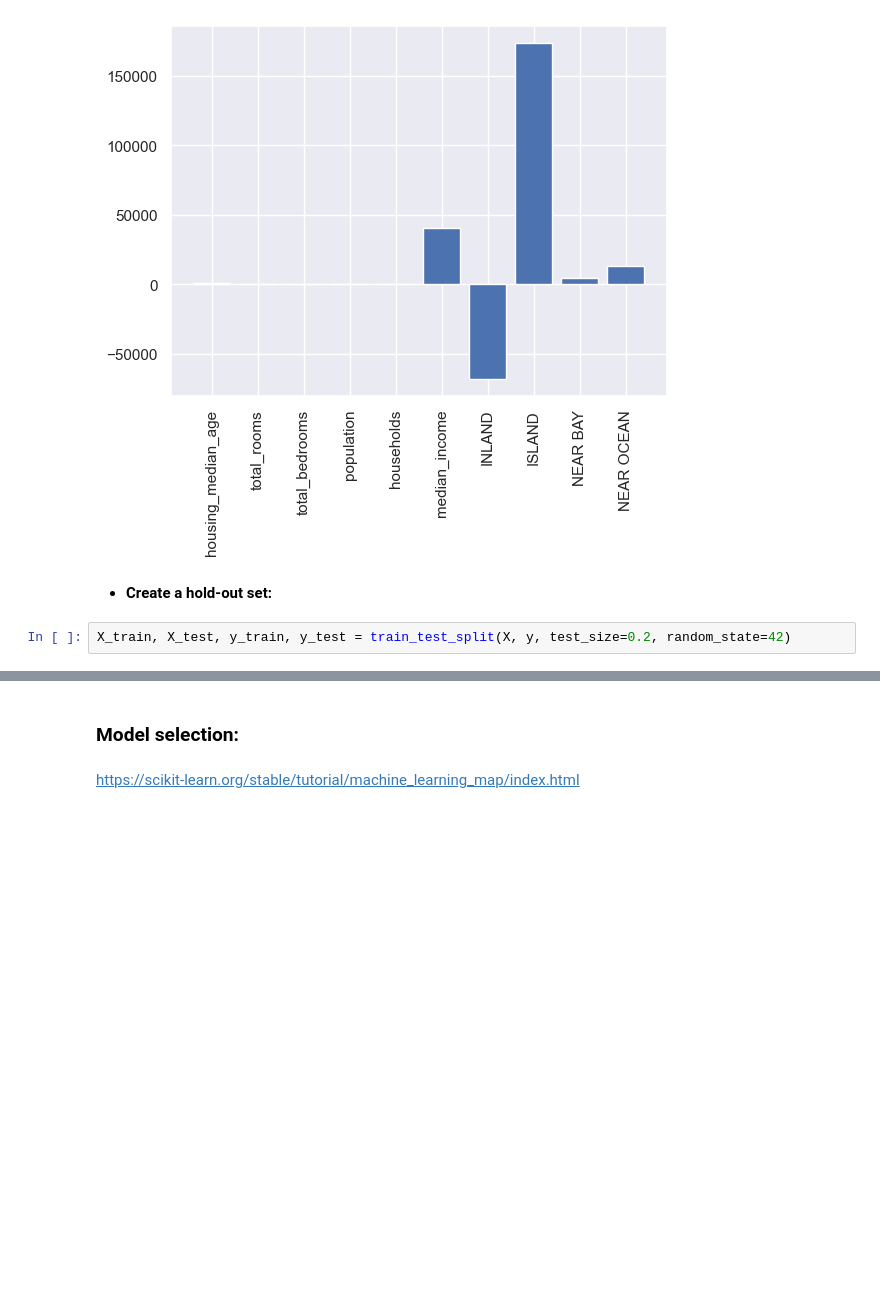
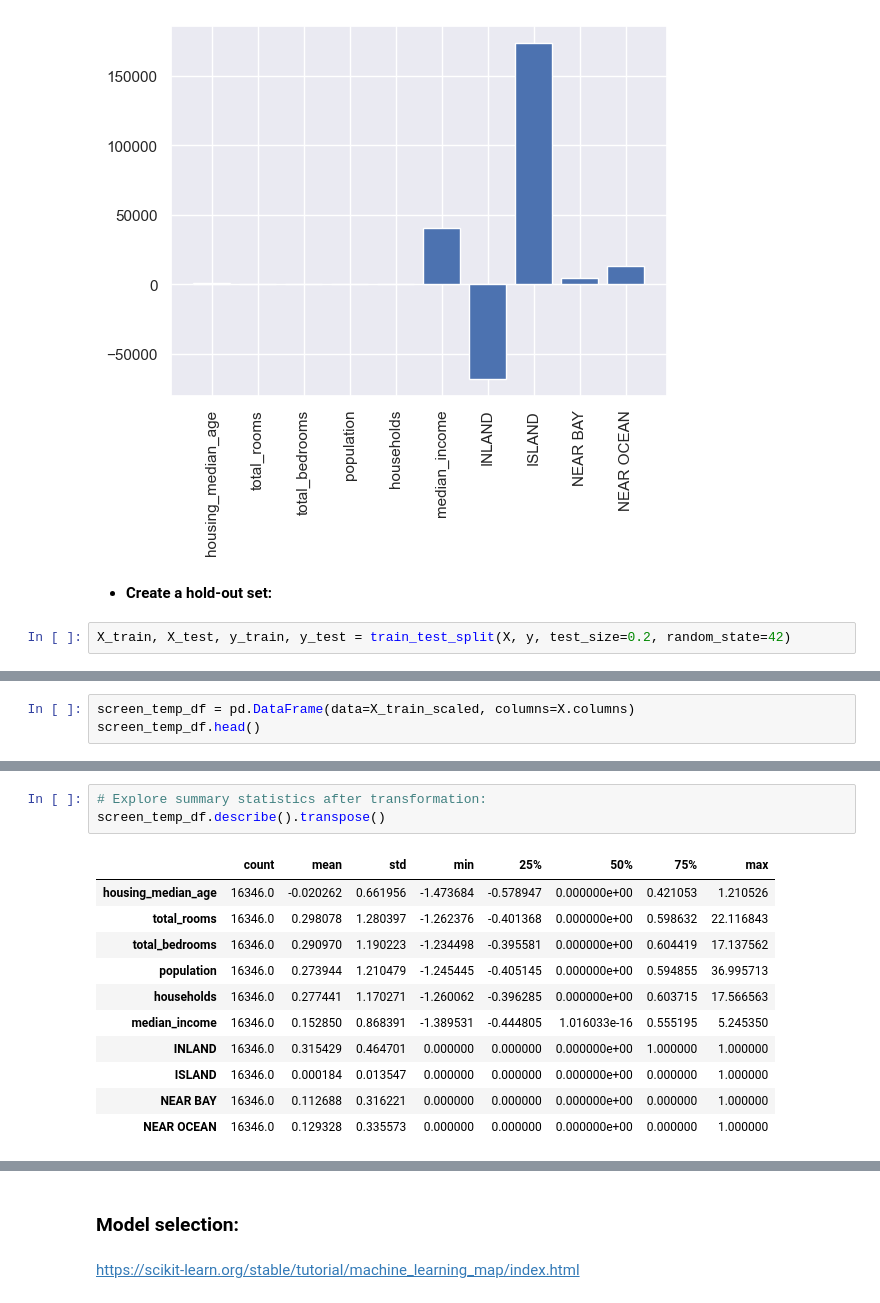
Before and after one commit to mohebmaher/GDSC-Core-Team-Training, a Jupyter notebook: Assignment-05/assignment_05.ipynb, the cells around one changed output, grey strips where cells are left out. Saved outputs shown, nothing was run; the diff lists cells and outputs as text; blank space fills up the shorter version.

```diff
--- a/Assignment-05/assignment_05.ipynb
+++ b/Assignment-05/assignment_05.ipynb
@@ -251,0 +253,3 @@ scaler.transform(X_train);
+# %%
+screen_temp_df = pd.DataFrame(data=X_train_scaled, columns=X.columns)
+screen_temp_df.head()
@@ -251,0 +263,15 @@ scaler.transform(X_train);
+# %%
+# Explore summary statistics after transformation:
+screen_temp_df.describe().transpose()
+# %% [output]
+|  | count | mean | std | min | 25% | 50% | 75% | max |
+| housing_median_age | 16346.0 | -0.020262 | 0.661956 | -1.473684 | -0.578947 | 0.000000e+00 | 0.421053 | 1.210526 |
+| total_rooms | 16346.0 | 0.298078 | 1.280397 | -1.262376 | -0.401368 | 0.000000e+00 | 0.598632 | 22.116843 |
+| total_bedrooms | 16346.0 | 0.290970 | 1.190223 | -1.234498 | -0.395581 | 0.000000e+00 | 0.604419 | 17.137562 |
+| population | 16346.0 | 0.273944 | 1.210479 | -1.245445 | -0.405145 | 0.000000e+00 | 0.594855 | 36.995713 |
+| households | 16346.0 | 0.277441 | 1.170271 | -1.260062 | -0.396285 | 0.000000e+00 | 0.603715 | 17.566563 |
+| median_income | 16346.0 | 0.152850 | 0.868391 | -1.389531 | -0.444805 | 1.016033e-16 | 0.555195 | 5.245350 |
+| INLAND | 16346.0 | 0.315429 | 0.464701 | 0.000000 | 0.000000 | 0.000000e+00 | 1.000000 | 1.000000 |
+| ISLAND | 16346.0 | 0.000184 | 0.013547 | 0.000000 | 0.000000 | 0.000000e+00 | 0.000000 | 1.000000 |
+| NEAR BAY | 16346.0 | 0.112688 | 0.316221 | 0.000000 | 0.000000 | 0.000000e+00 | 0.000000 | 1.000000 |
+| NEAR OCEAN | 16346.0 | 0.129328 | 0.335573 | 0.000000 | 0.000000 | 0.000000e+00 | 0.000000 | 1.000000 |
```
Also changed, not shown: parts of 7 cells of this notebook.
